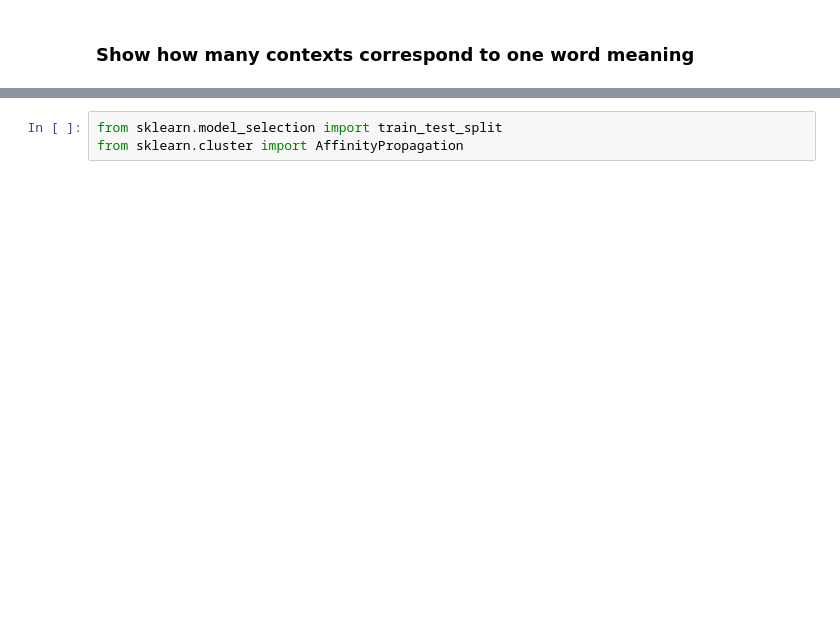
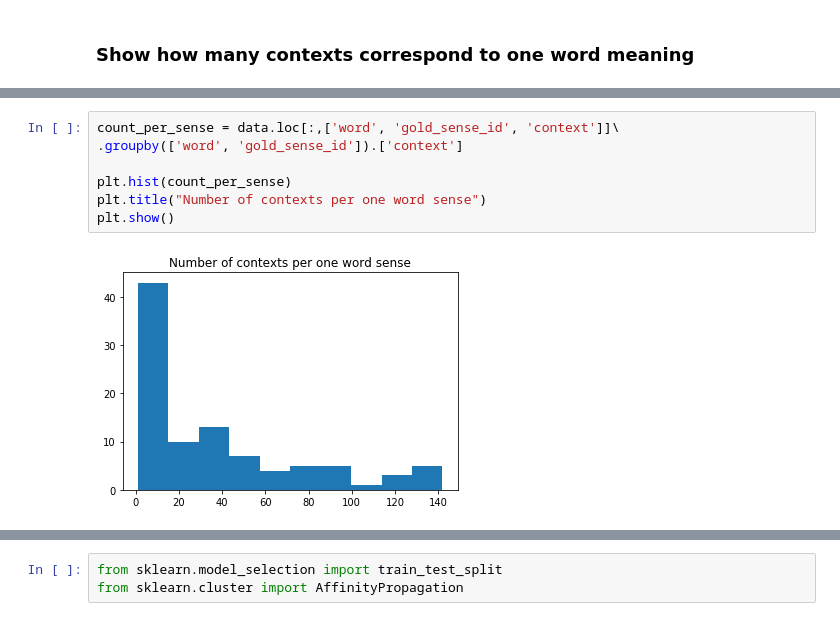
Before and after one commit to fogside/russe_wsi, a Jupyter notebook: notebooks/tf_ifd_kmeans_baseline.ipynb, the cells around one changed output, grey strips where cells are left out. Saved outputs shown, nothing was run; the diff lists cells and outputs as text; blank space fills up the shorter version.

```diff
--- a/notebooks/tf_ifd_kmeans_baseline.ipynb
+++ b/notebooks/tf_ifd_kmeans_baseline.ipynb
@@ -58,0 +79,9 @@ data.ix[:,['word', 'gold_sense_id', 'context']].groupby(['word', 'gold_sense_id'
+# %%
+count_per_sense = data.loc[:,['word', 'gold_sense_id', 'context']]\
+.groupby(['word', 'gold_sense_id']).['context']
+
+plt.hist(count_per_sense)
+plt.title("Number of contexts per one word sense")
+plt.show()
+# %% [output]
+[figure, added]
```
Also changed, not shown: parts of 59 cells of this notebook.
